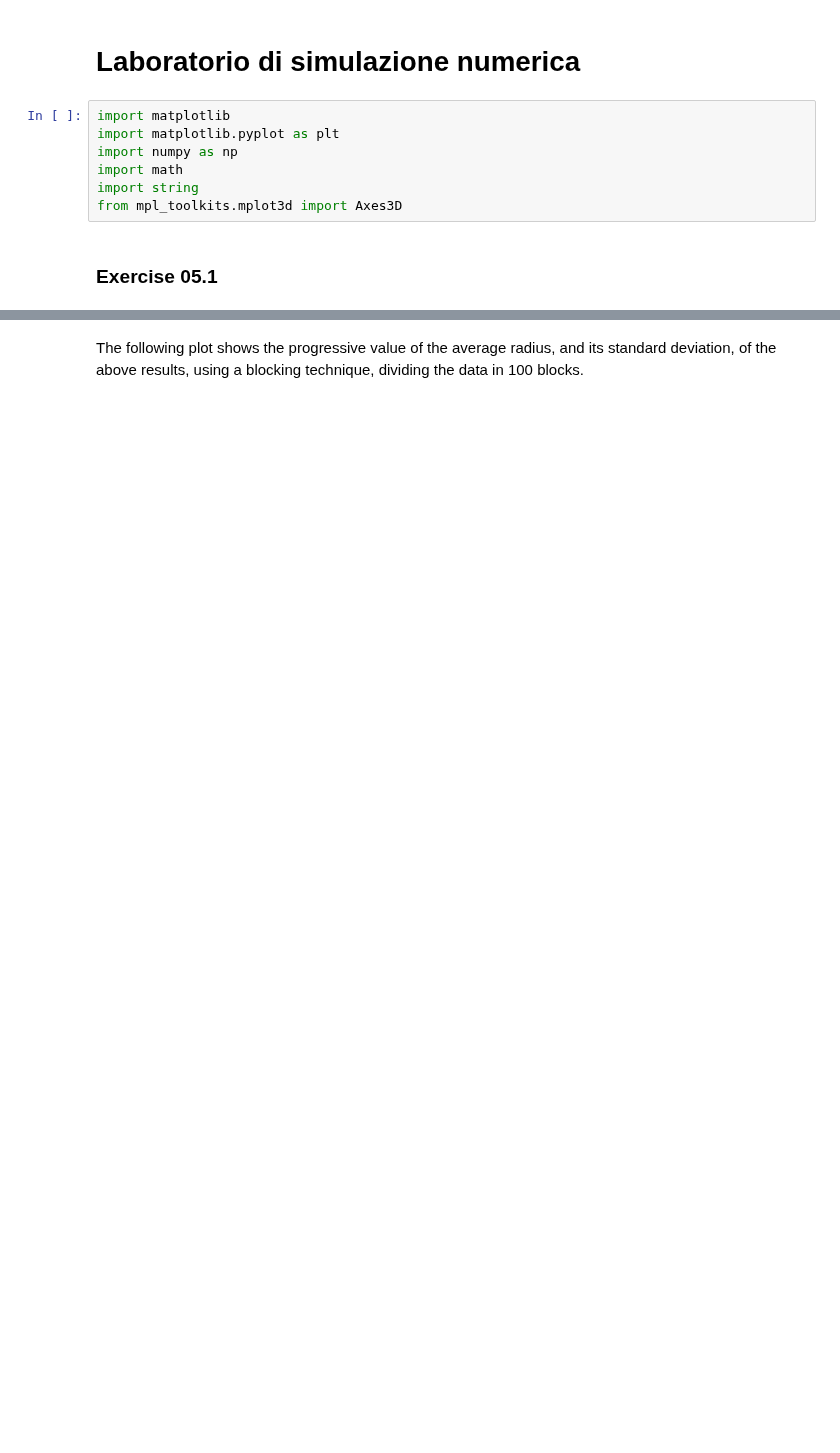
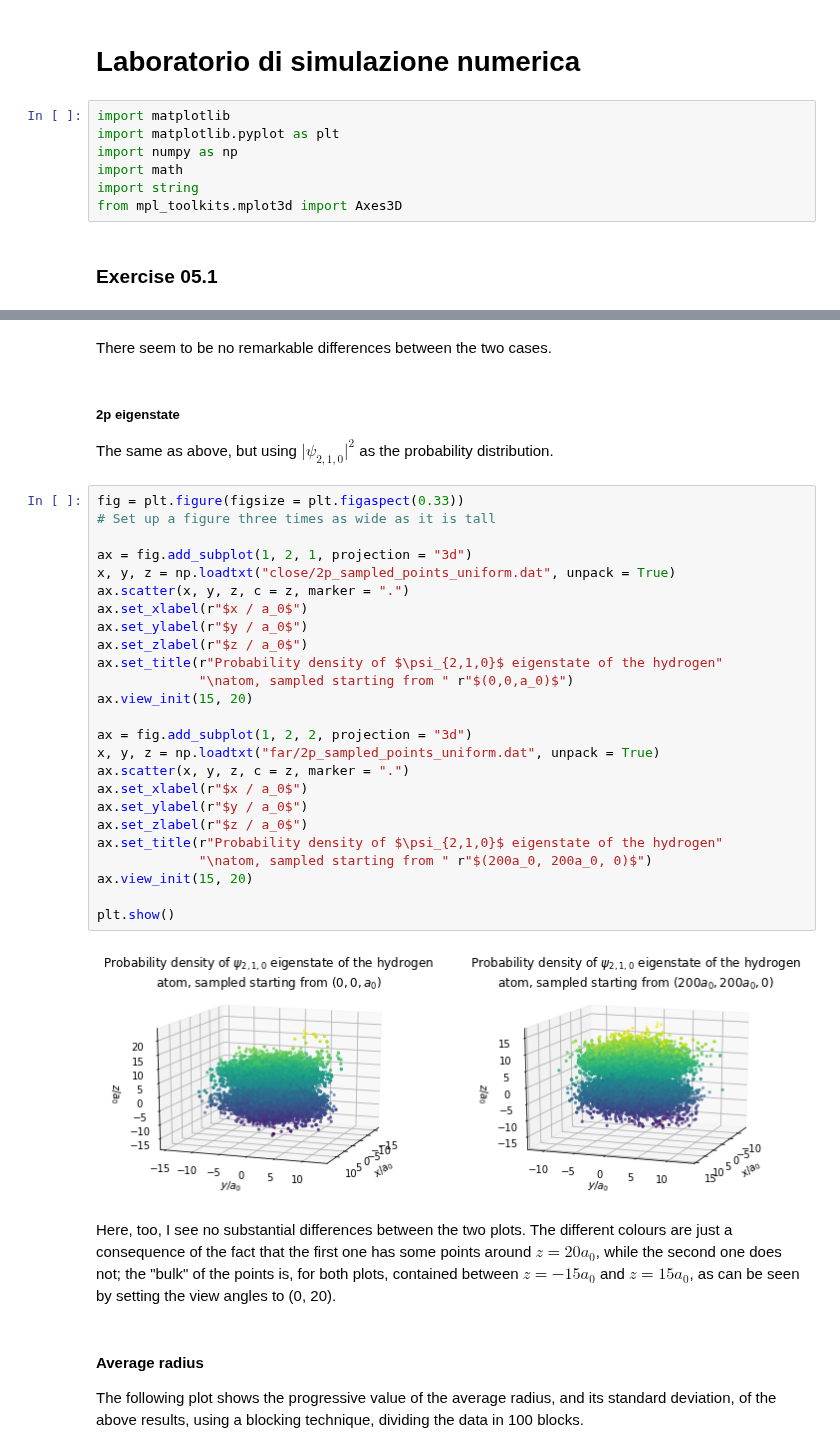
Before and after one commit to phaerrax/lab-simulazione-numerica, a Jupyter notebook: exercise05/exercise05.ipynb, the cells around one changed output, grey strips where cells are left out. Drawn from its saved outputs; the diff is of its cells as text; blank space fills up the shorter version.

```diff
--- a/exercise05/exercise05.ipynb
+++ b/exercise05/exercise05.ipynb
@@ -56,4 +83,41 @@ plt.show()
+# %% [markdown]
+There seem to be no remarkable differences between the two cases.
+# %% [markdown]
+##### 2p eigenstate
+The same as above, but using $\lvert\psi_{2,1,0}\rvert^2$ as the probability distribution.
+# %%
+fig = plt.figure(figsize = plt.figaspect(0.33))
+# Set up a figure three times as wide as it is tall
+
+ax = fig.add_subplot(1, 2, 1, projection = "3d")
+x, y, z = np.loadtxt("close/2p_sampled_points_uniform.dat", unpack = True)
+ax.scatter(x, y, z, c = z, marker = ".")
+ax.set_xlabel(r"$x / a_0$")
+ax.set_ylabel(r"$y / a_0$")
+ax.set_zlabel(r"$z / a_0$")
+ax.set_title(r"Probability density of $\psi_{2,1,0}$ eigenstate of the hydrogen"
+             "\natom, sampled starting from " r"$(0,0,a_0)$")
+ax.view_init(15, 20)
+
+ax = fig.add_subplot(1, 2, 2, projection = "3d")
+x, y, z = np.loadtxt("far/2p_sampled_points_uniform.dat", unpack = True)
+ax.scatter(x, y, z, c = z, marker = ".")
+ax.set_xlabel(r"$x / a_0$")
+ax.set_ylabel(r"$y / a_0$")
+ax.set_zlabel(r"$z / a_0$")
+ax.set_title(r"Probability density of $\psi_{2,1,0}$ eigenstate of the hydrogen"
+             "\natom, sampled starting from " r"$(200a_0, 200a_0, 0)$")
+ax.view_init(15, 20)
+
+plt.show()
+# %% [output]
+[figure, added]
+# %% [markdown]
+Here, too, I see no substantial differences between the two plots.
+The different colours are just a consequence of the fact that the first one has some points around $z = 20a_0$, while the second one does not; the "bulk" of the points is, for both plots, contained between $z=-15a_0$ and $z=15a_0$, as can be seen by setting the view angles to (0, 20).
 # %% [markdown]
+#### Average radius
+
 The following plot shows the progressive value of the average radius, and its standard deviation, of the above results, using a blocking technique, dividing the data in 100 blocks.
 # %%
 fig, axes = plt.subplots(nrows = 1, ncols = 2, figsize = (12, 5))
```
Also changed, not shown: parts of 13 cells of this notebook, 12 other files.
